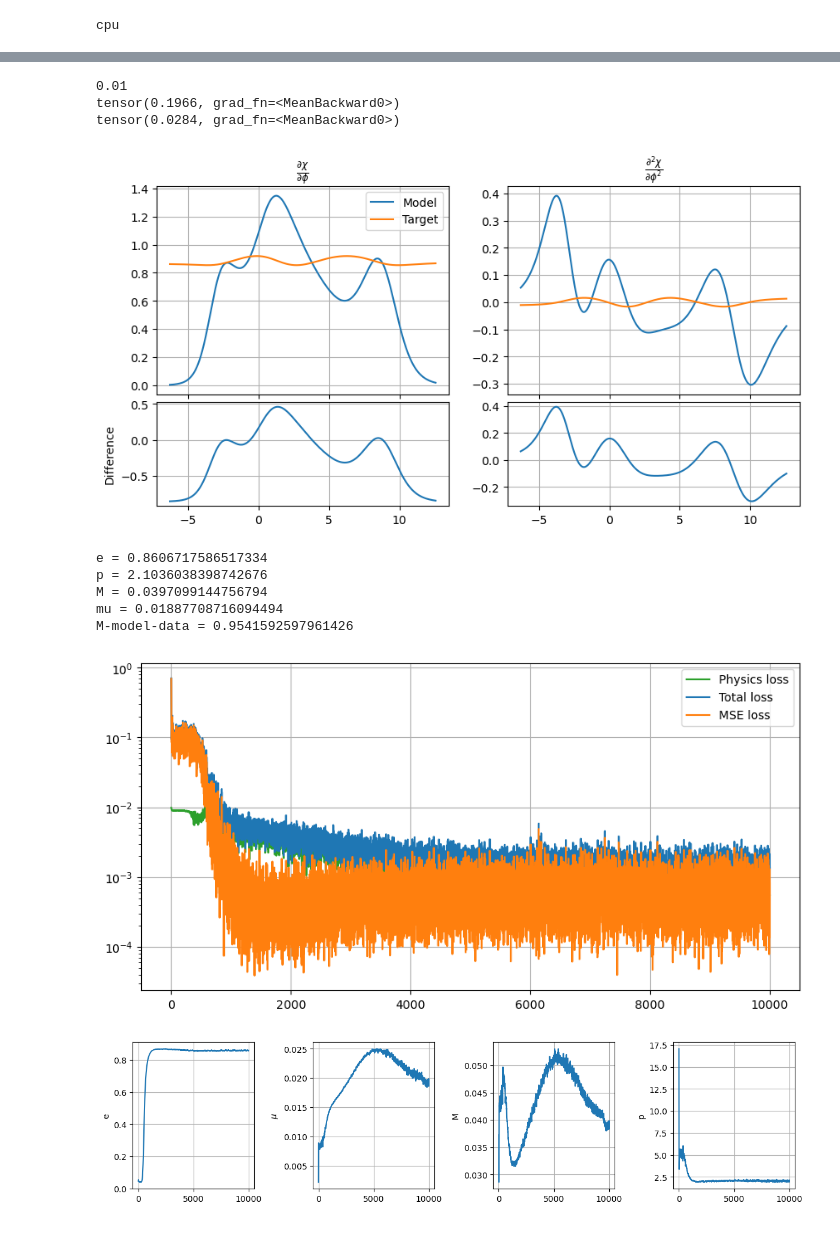
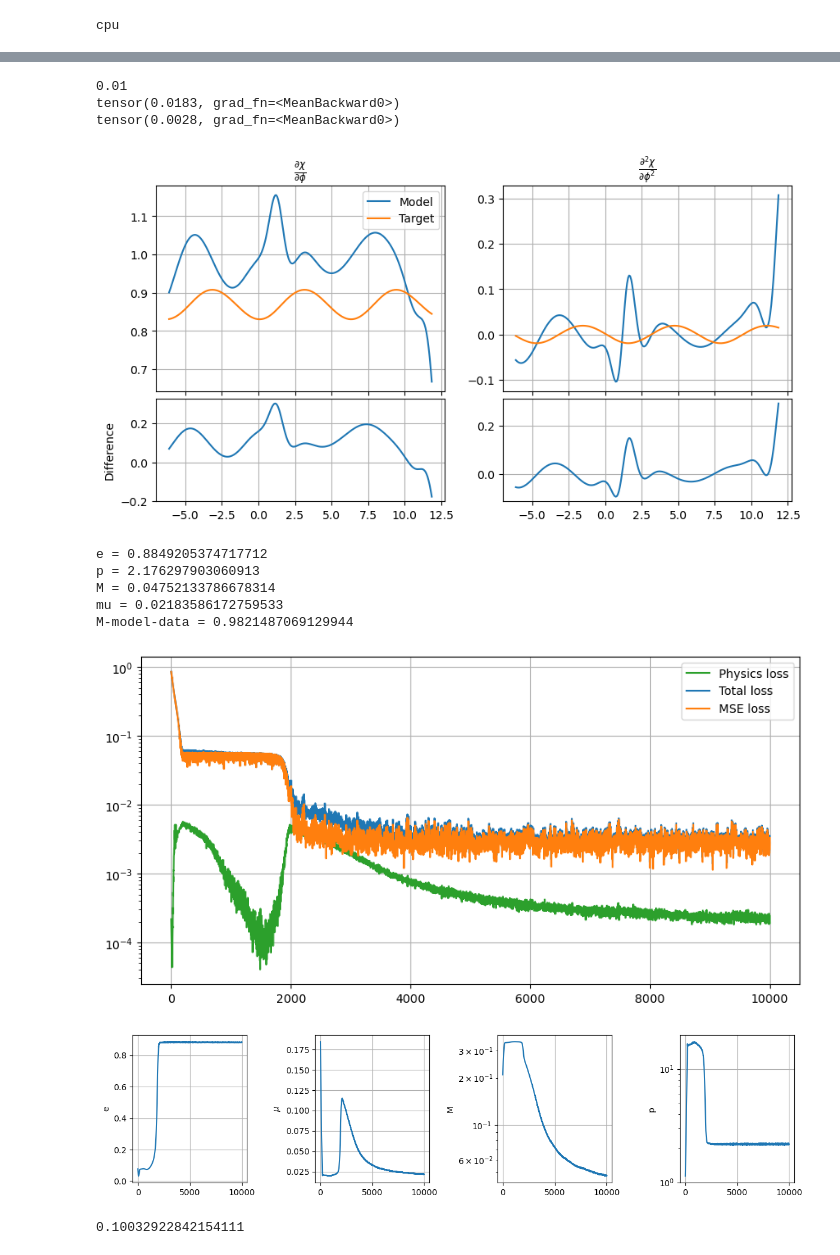
Before and after one commit to frdennis/GINN, a Jupyter notebook: test_PINN.ipynb, the cells around one changed output, grey strips where cells are left out. Drawn from its saved outputs; the diff is of its cells as text; code cells hidden in the pictures.

```diff
--- a/test_PINN.ipynb
+++ b/test_PINN.ipynb
@@ -163,36 +308,45 @@ plt.tight_layout()
 # Initialize model
 lr = 1e-3
 
-model = PINN(1, 1, chans=[5,10,5]).to(device)
+#model = PINN(1, 1, chans=[8,16,32,16,8]).to(device)
+model = PINN(1, 1, chans=[16]*3).to(device)
+
 #optimizer = optim.SGD(lr=lr, params=model.parameters())
 #optimizer = optim.Adagrad(lr=lr, params=model.parameters())
 optimizer = optim.Adam(lr=lr, params=model.parameters(), weight_decay=0.0)
-criterion = nn.MSELoss()
-#criterion = nn.L1Loss()
+#criterion = nn.MSELoss()
+criterion = nn.L1Loss()
+
+#scheduler = optim.lr_scheduler.ReduceLROnPlateau(optimizer, 'min',
+#                patience=200, threshold=0.0001, verbose=True, cooldown=200)
+
 
 losses = [[], []]
 params = [[], [], []]
 
 #phi_lin = torch.linspace(-2.1*torch.pi, 4.2*torch.pi, steps=1000).view(-1,1).requires_grad_(True)
-N = 1.  # How many pi do I want to extend the angles with, when evaluating the physics
+N = 2.  # How many pi do I want to extend the angles with, when evaluating the physics
 phi_lin = torch.linspace(phi.min() - torch.pi*N, phi.max() + torch.pi*N, steps=256).view(-1,1).requires_grad_(True)
 
-phys_loss_weight = 1e-4
+phys_loss_weight = 1e-2 #1e-4
 #phys_loss_weight = 1e4
 
-batch_size = 16
-batch_size_phys = 16
+batch_size = 128
+batch_size_phys = 128
+
+epoch = 0
 # %%
 epochs = 10_000
 
-
-# For rel.diff. loss use phys_loss_weight = 1e0
-
-for epoch in tqdm(range(epochs)):
+for i in tqdm(range(epochs)):
+    epoch += 1
     ind = torch.tensor(random.sample(range(len(phi)), batch_size))
     ind_p = torch.tensor(random.sample(range(len(phi_lin)), batch_size_phys))
 
     phi_ = phi[ind]
+    #if epoch < epoch_start:
+    phi_ = (phi_ + (torch.randint(low=0,high=3,size=phi_.shape) - 1) * 2 * torch.pi)
+
     u_ = u[ind]
     phi_lin_ = phi_lin[ind_p]
 
@@ -202,9 +356,9 @@ for epoch in tqdm(range(epochs)):
 
     out = model(phi_)
 
-    #MSEloss = criterion(out, u_)
-    MSEloss = criterion(torch.log10(out), torch.log10(u_))
-    #MSEloss = criterion(1/out, 1/u)    # Minimize difference in r
+    MSEloss = criterion(out, u_)
+    #MSEloss = criterion(torch.log(out), torch.log(u_))
+    #MSEloss = criterion(1/out, 1/u_)    # Minimize difference in r
     #MSEloss = criterion(torch.log(out + 1e-8), torch.log(u + 1e-8))    # Minimize relative difference
     #MSEloss = torch.mean(torch.abs(out - u)**2 / (torch.abs(u) + 1e-8))    # Minimize MSE weightet by r
 
@@ -228,10 +382,10 @@ for epoch in tqdm(range(epochs)):
     #MSEloss.backward()
     #PHYSloss.backward()
     optimizer.step()
+    #scheduler.step(torch.log10(loss))
 
     params[0].append(model.get_e().item())
     params[1].append(model.get_mu().item())
-    #params[1].append(model.get_p().item())
     params[2].append(model.get_M().item())
 # %%
 def grad(out, inp):
@@ -240,7 +394,7 @@ def grad(out, inp):
                                grad_outputs=torch.ones_like(out),
                                create_graph=True)
 
-_phi = torch.linspace(-2*torch.pi, 4*torch.pi, steps=1000).view(-1,1).requires_grad_(True)
+_phi = phi_lin # torch.linspace(-2*torch.pi, 4*torch.pi, steps=1000).view(-1,1).requires_grad_(True)
 chi = model.nn(_phi)
 
 mu = model.get_mu().item()
@@ -287,9 +441,9 @@ ax[1,1].plot(_phi, ode2)
 plt.subplots_adjust(hspace=.05)
 # %% [output]
 0.01
-tensor(0.1966, grad_fn=<MeanBackward0>)
-tensor(0.0284, grad_fn=<MeanBackward0>)
+tensor(0.0183, grad_fn=<MeanBackward0>)
+tensor(0.0028, grad_fn=<MeanBackward0>)
-[figure, old version]
+[figure, new version]
 # %%
 print("e =", model.get_e().item())
 #print("p =", model.get_M().item()/model.get_mu().item())
@@ -317,40 +471,45 @@ plt.show()
 fig, ax = plt.subplots(ncols=4, figsize=(12,3))
 
 ax[0].plot(params[0])
 ax[0].set_ylabel("e")
 ax[0].grid()
 
 ax[1].plot(params[1])
 ax[1].set_ylabel(r"$\mu$")
 #ax[1].set_ylabel("p")
 ax[1].grid()
 
 ax[2].plot(params[2])
 ax[2].set_ylabel("M")
 ax[2].grid()
+ax[2].set_yscale("log")
 
 ax[3].plot(np.array(params[2])/np.array(params[1]))
 ax[3].set_ylabel("p")
 ax[3].grid()
+ax[3].set_yscale("log")
 
 
 plt.tight_layout()
 plt.show()
 
 # e  ~ 0.884 (0.884)
 # p  ~ 228 (223)
 # mu ~ 1.8e-4
 # M  ~ 0.04239 AU
 
 # M-model-data ~ 0.9755
+
+print(model.get_p().item() / (1 - model.get_e().item()**2) * 1e-2)
 # %% [output]
-e = 0.8606717586517334
-p = 2.1036038398742676
-M = 0.0397099144756794
-mu = 0.01887708716094494
-M-model-data = 0.9541592597961426
+e = 0.8849205374717712
+p = 2.176297903060913
+M = 0.04752133786678314
+mu = 0.02183586172759533
+M-model-data = 0.9821487069129944
-[figure, old version]
+[figure, new version]
-[figure, old version]
+[figure, new version]
+0.10032922842154111
 # %%
 fig, ax = plt.subplots(figsize=(10,5), ncols=2)
 _phi = phi
```
Also changed, not shown: parts of 9 cells of this notebook, 4 other files.
